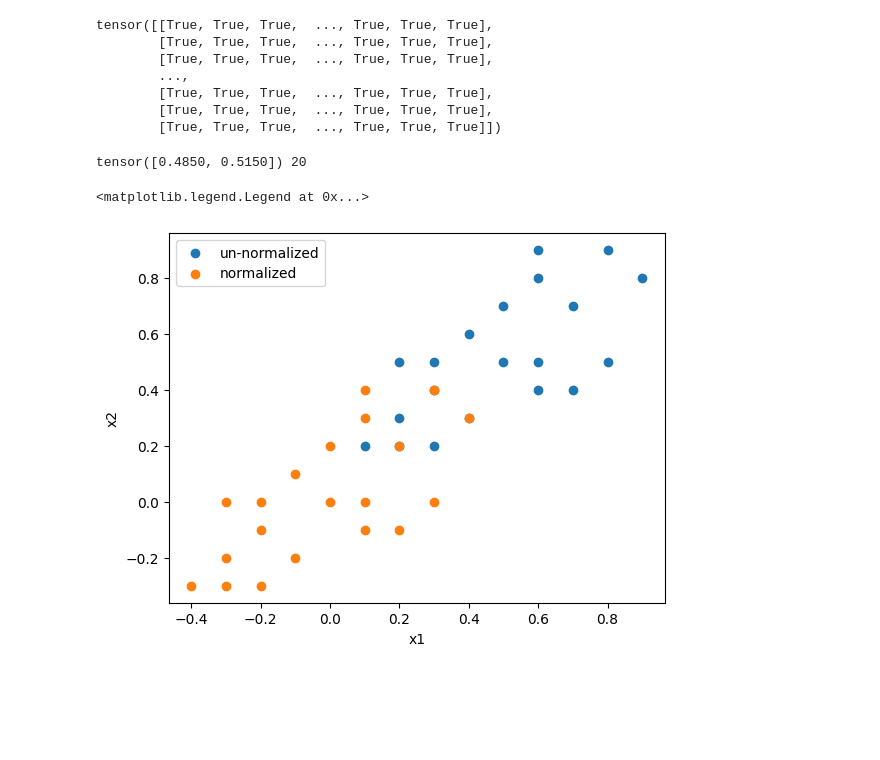
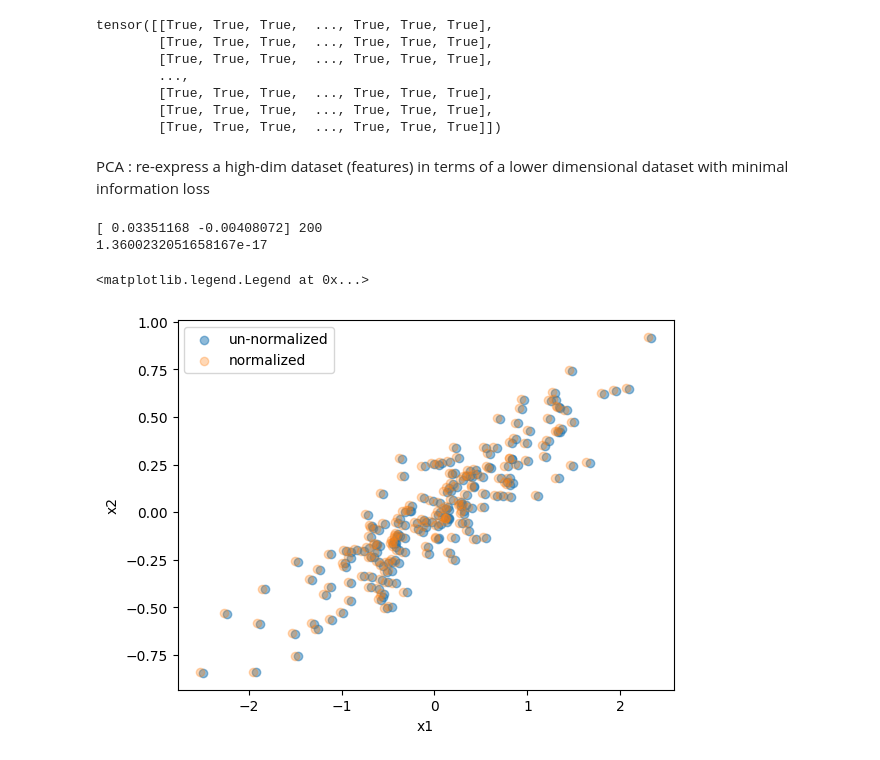
Before and after one commit to lbg251/Up-skilling, a Jupyter notebook: linearAlgebra.ipynb, the cells around one changed output. Saved outputs shown, nothing was run; the diff lists cells and outputs as text; code cells hidden in the pictures; blank space fills up the shorter version.

```diff
--- a/linearAlgebra.ipynb
+++ b/linearAlgebra.ipynb
@@ -105,23 +106,26 @@ tensor([[True, True, True,  ..., True, True, True],
         [True, True, True,  ..., True, True, True],
         [True, True, True,  ..., True, True, True],
         [True, True, True,  ..., True, True, True]])
+# %% [markdown]
+PCA : re-express a high-dim dataset (features) in terms of a lower dimensional dataset with minimal information loss
 # %%
 
-### PCA : re-express a high-dim dataset (features) in terms of a lower dimensional dataset with minimal information loss
-
 #As an example, consider 2d data
-X = t.tensor([[.3,.5],[.4,.3],[.7,.4],[.5,.7],[.3,.2],[.9,.8],[.1,.2],[.2,.5],[.6,.9],[.2,.2],[.6,.8],[.4,.6],[.3,.4],[.6,.5],[.8,.5],[.8,.9],[.2,.3],[.7,.7],[.5,.5],[.6,.4]])
-# subtract the mean to normalize it
+rng = np.random.RandomState(1)
+X = np.dot(rng.rand(2, 2), rng.randn(2, 200)).T
+# subtract the mean (across all examples) to normalize it
 print(X.mean(axis=0),len(X))
-X_0 = X - X.mean()
-assert X_0.mean() == 0
+X_0 = X - X.mean(axis=0)
+print(X_0.mean())
+#assert X_0.mean(axis=0) == 0
 ## should be centered around 0
-plt.scatter(X[:,0],X[:,1])
-plt.scatter(X_0[:,0],X_0[:,1])
+plt.scatter(X[:,0],X[:,1], alpha = .5)
+plt.scatter(X_0[:,0],X_0[:,1],alpha = .3)
 plt.xlabel('x1')
 plt.ylabel('x2')
 plt.legend(["un-normalized","normalized"])
 # %% [output]
-tensor([0.4850, 0.5150]) 20
+[ 0.03351168 -0.00408072] 200
+1.3600232051658167e-17
 <matplotlib.legend.Legend at 0x...>
-[figure, old version]
+[figure, new version]
```
Also changed, not shown: parts of 7 cells of this notebook, 1 other file.
